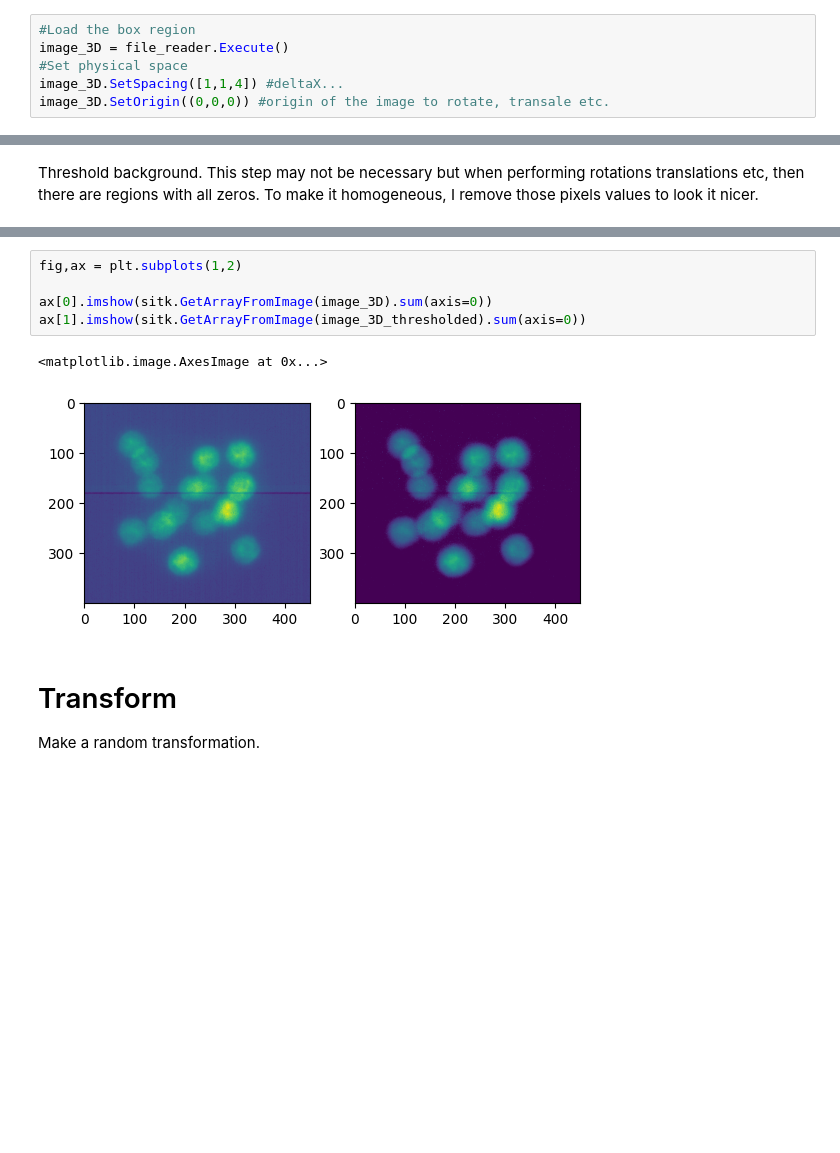
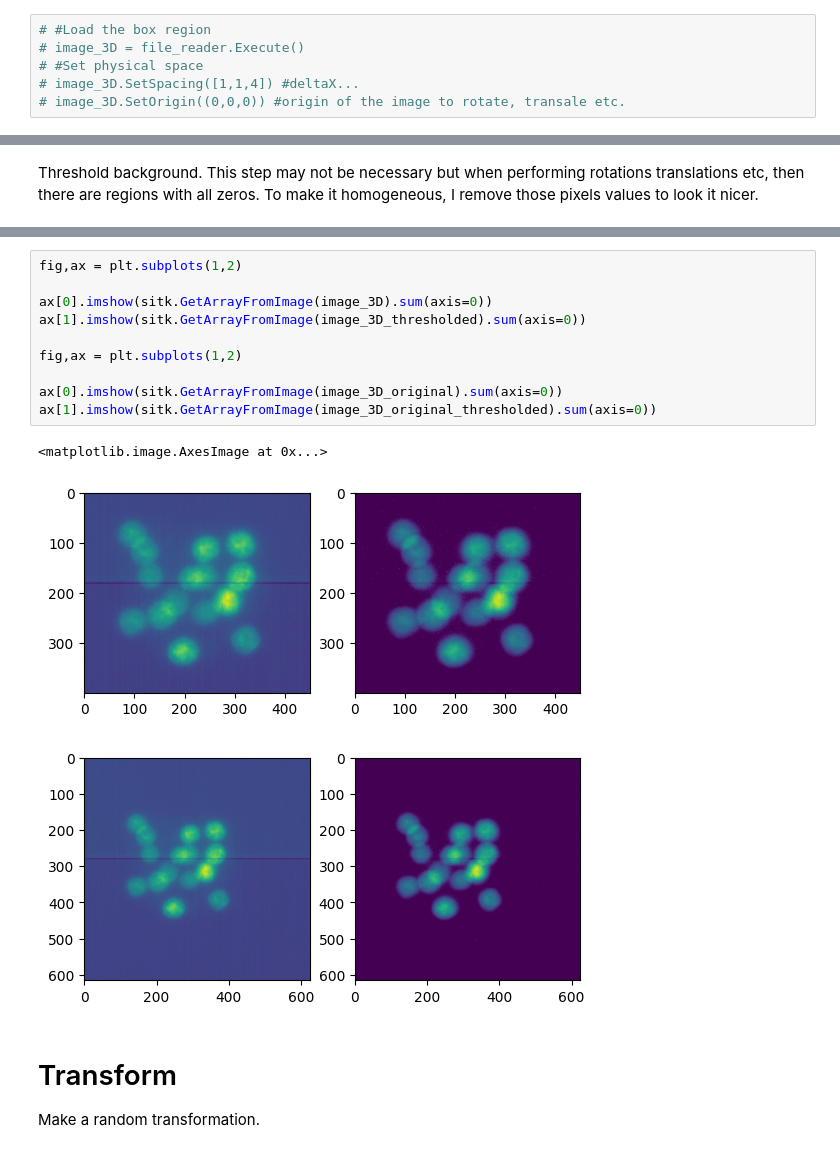
Before and after one commit to dsb-lab/registration_sitk, a Jupyter notebook: sitk_proof_of_concept.ipynb, the cells around one changed output, grey strips where cells are left out. Drawn from its saved outputs; the diff is of its cells as text; blank space fills up the shorter version.

```diff
--- a/sitk_proof_of_concept.ipynb
+++ b/sitk_proof_of_concept.ipynb
@@ -54,8 +58,8 @@ Text(0.5, 1.0, 'Just interesting region loaded')
 # %% [markdown]
 Load image and set the appropiate spacing
 # %%
-#Load the box region
-image_3D = file_reader.Execute()
-#Set physical space
-image_3D.SetSpacing([1,1,4]) #deltaX...
-image_3D.SetOrigin((0,0,0)) #origin of the image to rotate, transale etc.
+# #Load the box region
+# image_3D = file_reader.Execute()
+# #Set physical space
+# image_3D.SetSpacing([1,1,4]) #deltaX...
+# image_3D.SetOrigin((0,0,0)) #origin of the image to rotate, transale etc.
@@ -89,11 +89,17 @@ TIFFReadDirectory: Warning, Unknown field with tag 50839 (0xc697) encountered.
 # %%
 fig,ax = plt.subplots(1,2)
 
 ax[0].imshow(sitk.GetArrayFromImage(image_3D).sum(axis=0))
 ax[1].imshow(sitk.GetArrayFromImage(image_3D_thresholded).sum(axis=0))
+
+fig,ax = plt.subplots(1,2)
+
+ax[0].imshow(sitk.GetArrayFromImage(image_3D_original).sum(axis=0))
+ax[1].imshow(sitk.GetArrayFromImage(image_3D_original_thresholded).sum(axis=0))
 # %% [output]
 <matplotlib.image.AxesImage at 0x...>
 [figure]
+[figure, added]
 # %% [markdown]
 # Transform
 
```
Also changed, not shown: parts of 12 cells of this notebook, 1 other file.
